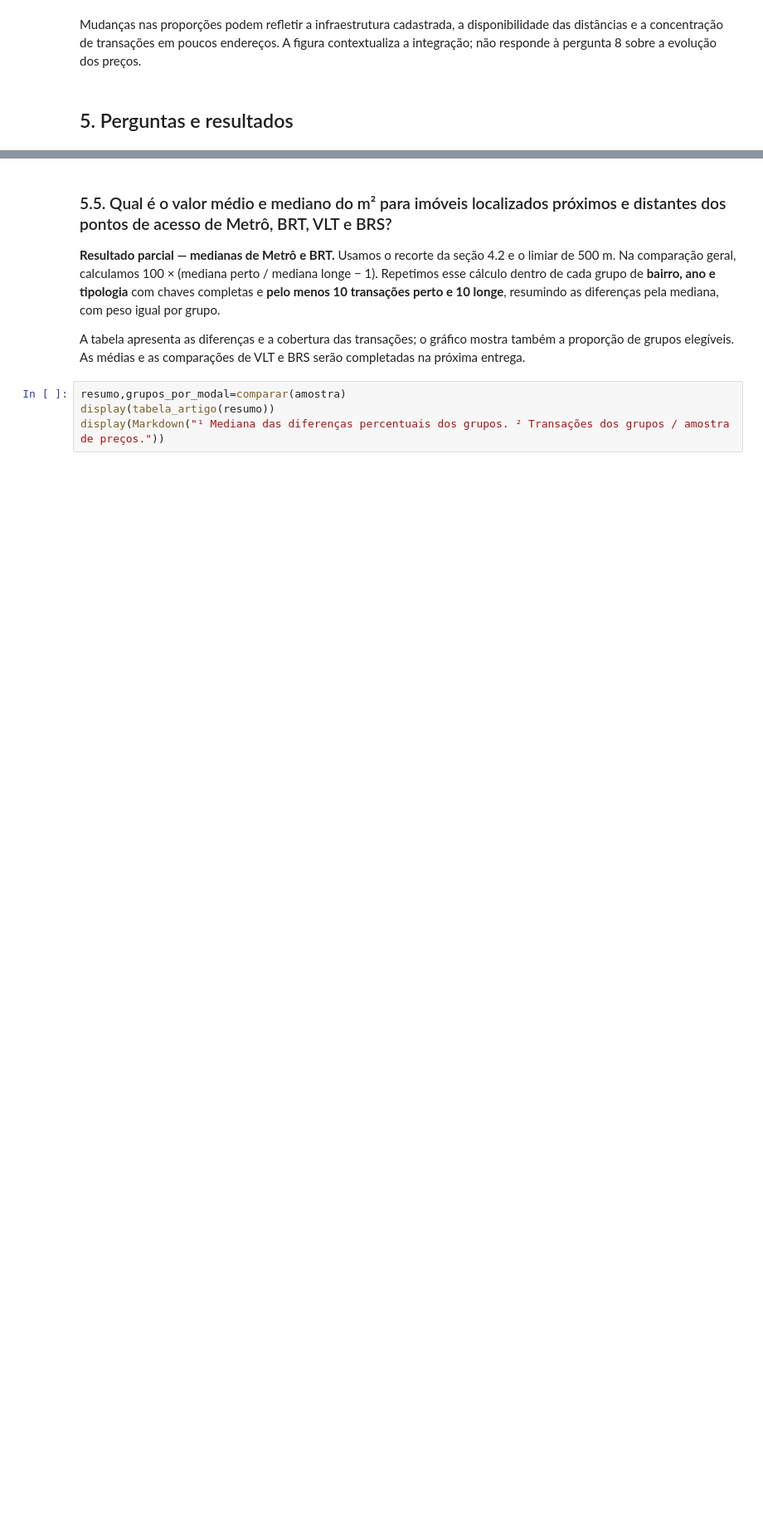
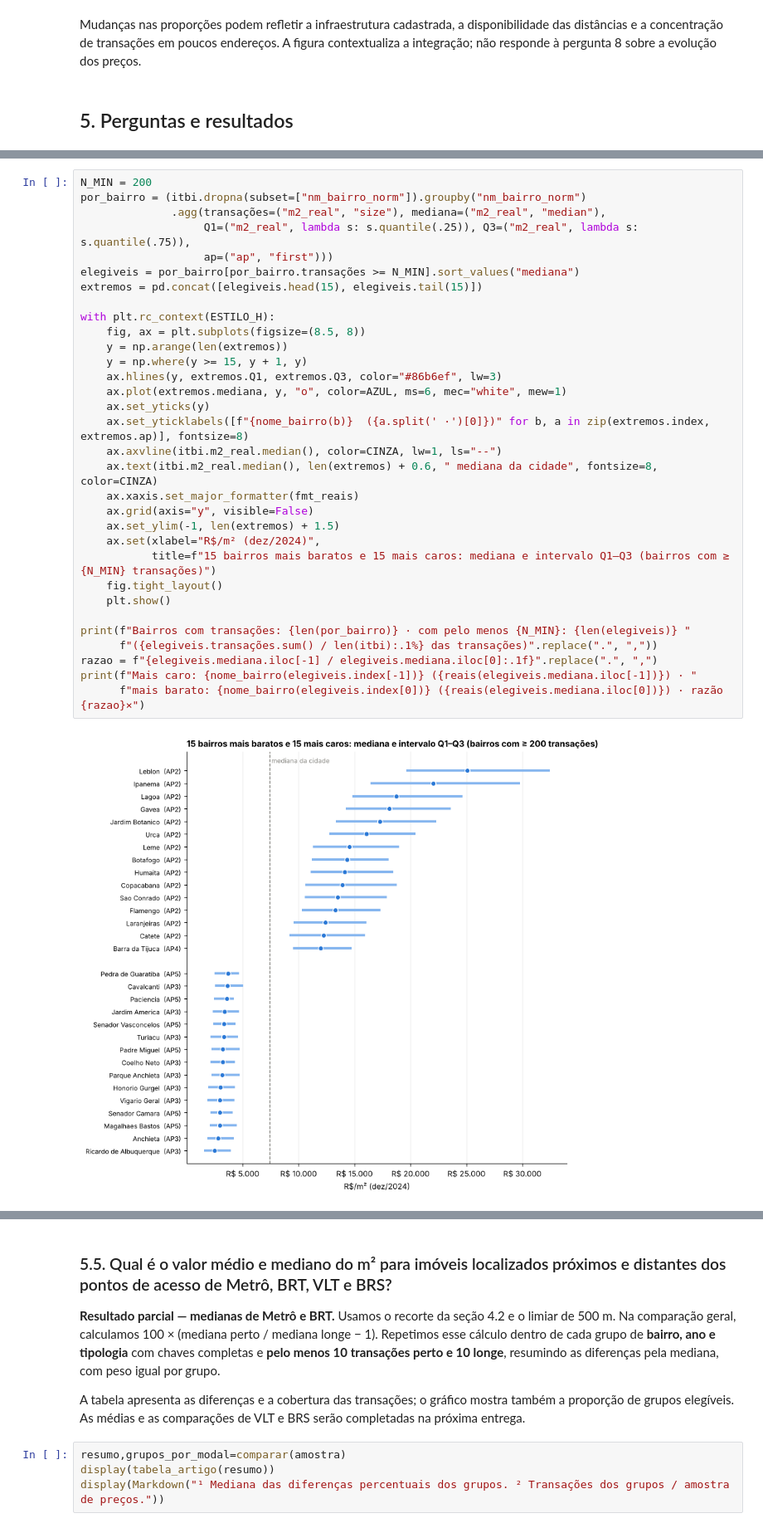
Before and after one commit to ana-alice17/mobilidade-imobiliario-rj, a Jupyter notebook: notebooks/05_artigo.ipynb, the cells around one changed output, grey strips where cells are left out. Shown at 83% size. Saved outputs shown, nothing was run; the diff lists cells and outputs as text; blank space fills up the shorter version.

```diff
--- a/notebooks/05_artigo.ipynb
+++ b/notebooks/05_artigo.ipynb
@@ -209,0 +519,34 @@ Mudanças nas proporções podem refletir a infraestrutura cadastrada, a disponi
+# %%
+N_MIN = 200
+por_bairro = (itbi.dropna(subset=["nm_bairro_norm"]).groupby("nm_bairro_norm")
+              .agg(transações=("m2_real", "size"), mediana=("m2_real", "median"),
+                   Q1=("m2_real", lambda s: s.quantile(.25)), Q3=("m2_real", lambda s: s.quantile(.75)),
+                   ap=("ap", "first")))
+elegiveis = por_bairro[por_bairro.transações >= N_MIN].sort_values("mediana")
+extremos = pd.concat([elegiveis.head(15), elegiveis.tail(15)])
+
+with plt.rc_context(ESTILO_H):
+    fig, ax = plt.subplots(figsize=(8.5, 8))
+    y = np.arange(len(extremos))
+    y = np.where(y >= 15, y + 1, y)
+    ax.hlines(y, extremos.Q1, extremos.Q3, color="#86b6ef", lw=3)
+    ax.plot(extremos.mediana, y, "o", color=AZUL, ms=6, mec="white", mew=1)
+    ax.set_yticks(y)
+    ax.set_yticklabels([f"{nome_bairro(b)}  ({a.split(' ·')[0]})" for b, a in zip(extremos.index, extremos.ap)], fontsize=8)
+    ax.axvline(itbi.m2_real.median(), color=CINZA, lw=1, ls="--")
+    ax.text(itbi.m2_real.median(), len(extremos) + 0.6, " mediana da cidade", fontsize=8, color=CINZA)
+    ax.xaxis.set_major_formatter(fmt_reais)
+    ax.grid(axis="y", visible=False)
+    ax.set_ylim(-1, len(extremos) + 1.5)
+    ax.set(xlabel="R$/m² (dez/2024)",
+           title=f"15 bairros mais baratos e 15 mais caros: mediana e intervalo Q1–Q3 (bairros com ≥ {N_MIN} transações)")
+    fig.tight_layout()
+    plt.show()
+
+print(f"Bairros com transações: {len(por_bairro)} · com pelo menos {N_MIN}: {len(elegiveis)} "
+      f"({elegiveis.transações.sum() / len(itbi):.1%} das transações)".replace(".", ","))
+razao = f"{elegiveis.mediana.iloc[-1] / elegiveis.mediana.iloc[0]:.1f}".replace(".", ",")
+print(f"Mais caro: {nome_bairro(elegiveis.index[-1])} ({reais(elegiveis.mediana.iloc[-1])}) · "
+      f"mais barato: {nome_bairro(elegiveis.index[0])} ({reais(elegiveis.mediana.iloc[0])}) · razão {razao}×")
+# %% [output]
+[figure, added]
```
Also changed, not shown: parts of 16 cells of this notebook.
